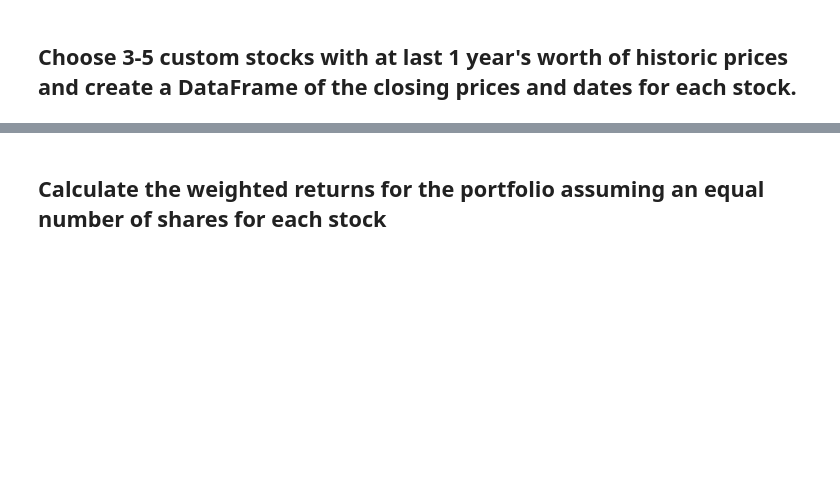
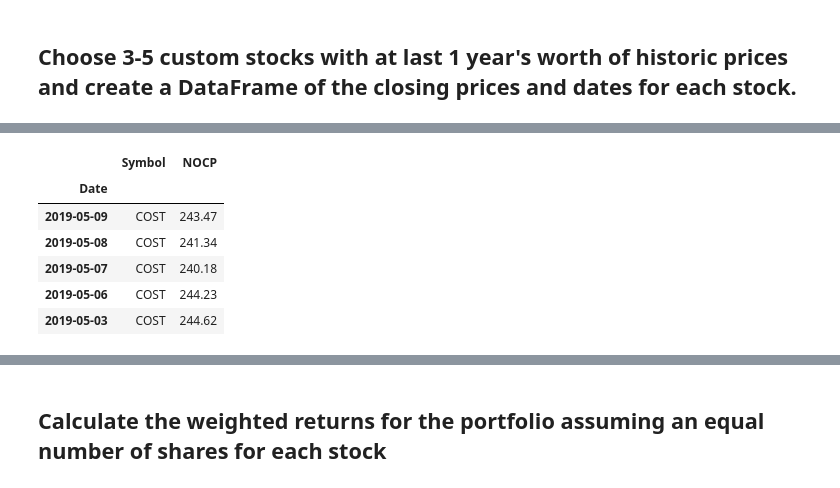
Before and after one commit to jgb161/Pandas-Financial-Analysis, a Jupyter notebook: whale_analysis.ipynb, the cells around one changed output, grey strips where cells are left out. Cells and saved outputs as stored; diff of their text form; code cells hidden in the pictures; blank space fills up the shorter version.

```diff
--- a/whale_analysis.ipynb
+++ b/whale_analysis.ipynb
@@ -378,0 +387,14 @@ In this section, you will build your own portfolio of stocks, calculate the retu
+# %%
+# Reading data from 2nd stock
+cost_historical_csv = Path("Resources/cost_historical.csv")
+cost_df = pd.read_csv(cost_historical_csv, index_col ="Trade DATE", parse_dates = True, infer_datetime_format = True)
+cost_df.index.names=["Date"]
+cost_df.head()
+# %% [output]
+|  | Symbol | NOCP |
+| Date |  |  |
+| 2019-05-09 | COST | 243.47 |
+| 2019-05-08 | COST | 241.34 |
+| 2019-05-07 | COST | 240.18 |
+| 2019-05-06 | COST | 244.23 |
+| 2019-05-03 | COST | 244.62 |
```
Also changed, not shown: parts of 14 cells of this notebook.
